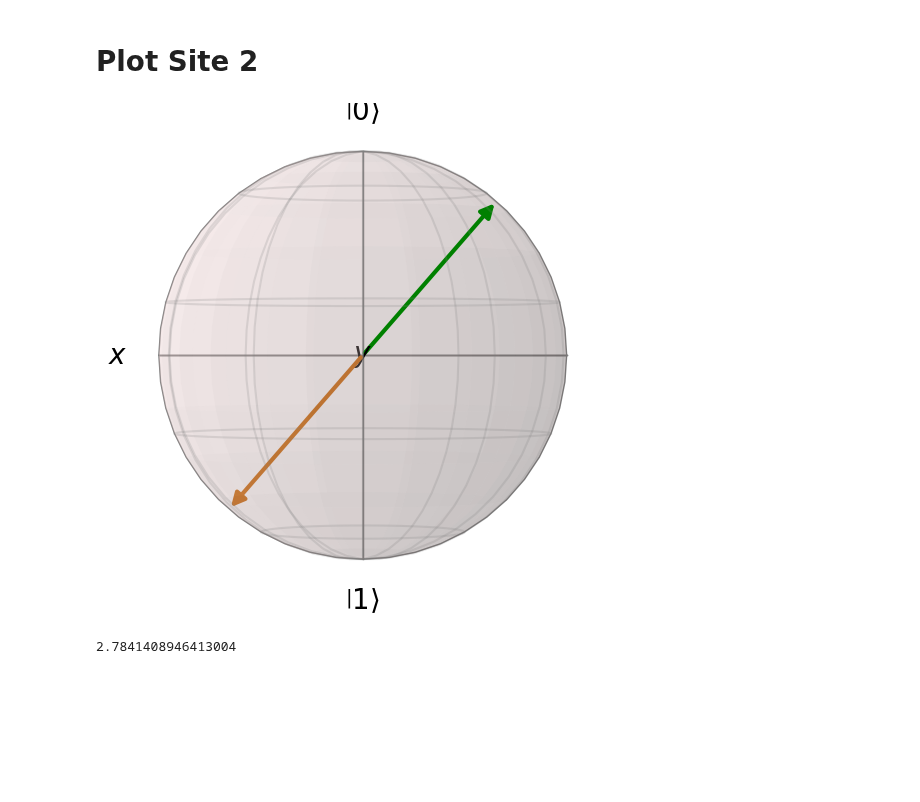
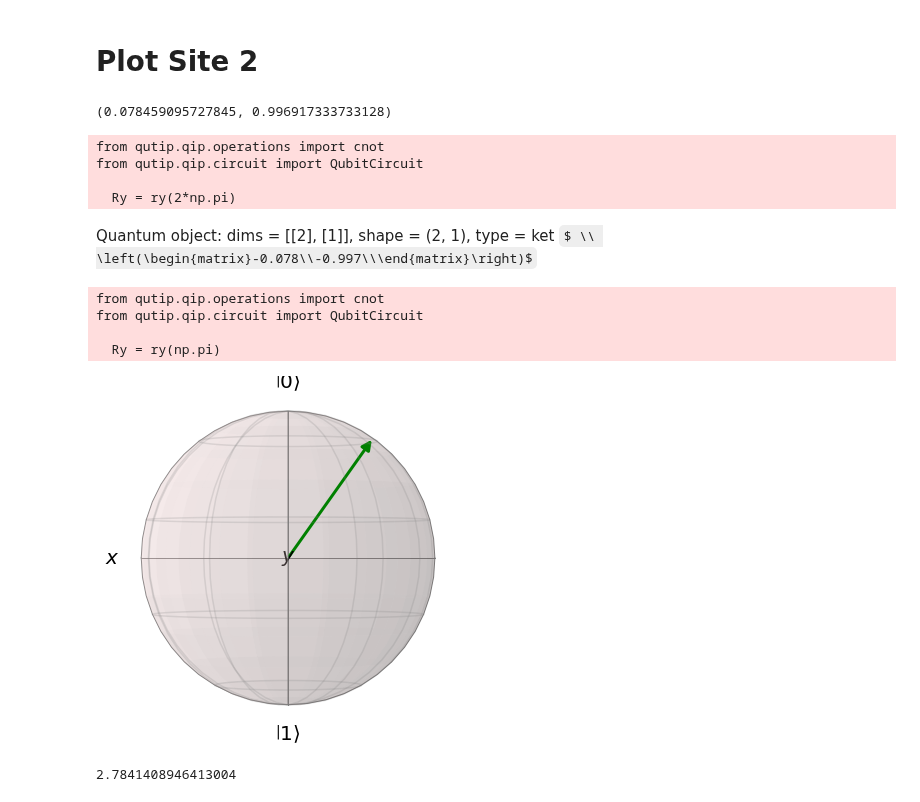
Before and after one commit to jmoo2880/QuantumInspiredML, a Jupyter notebook: average_variation_EE/QutipViz.ipynb, the cells around one changed output. Saved outputs shown, nothing was run; the diff lists cells and outputs as text; code cells hidden in the pictures; some formulas as TeX source; blank space fills up the shorter version.

```diff
--- a/average_variation_EE/QutipViz.ipynb
+++ b/average_variation_EE/QutipViz.ipynb
@@ -36,3 +36,7 @@ v1 = [-0.9367914637324803,
   0.3498882013986141]
 v2 = [0.3498882013986141,
  0.9367914637324803]
+# %%
+np.cos(np.pi/2 * 0.95), np.sin(np.pi/2 * 0.95)
+# %% [output]
+(0.078459095727845, 0.996917333733128)
@@ -39,10 +46,28 @@ v2 = [0.3498882013986141,
+# %%
+Ry = ry(2*np.pi)
+# %% [output]
+from qutip.qip.operations import cnot
+from qutip.qip.circuit import QubitCircuit
+
+  Ry = ry(2*np.pi)
+# %%
+Ry * Qobj([[v1[0]], [v1[1]]])
+# %% [output]
+Quantum object: dims = [[2], [1]], shape = (2, 1), type = ket $ \\ \left(\begin{matrix}-0.078\\-0.997\\\end{matrix}\right)$
+# %%
+v1 = [1, 0]
 # %%
 b = Bloch(view=[0,0], figsize=(5,5))
 b.add_states(plot_vec(v1))
-b.add_states(plot_vec(v2))
+Ry = ry(np.pi)
+#b.add_states(Ry * Qobj([[v1[0]], [v1[1]]]))
 b.show()
 # %% [output]
+from qutip.qip.operations import cnot
+from qutip.qip.circuit import QubitCircuit
+
+  Ry = ry(np.pi)
-[figure, old version]
+[figure, new version]
 # %%
 theta = np.arccos(v1[0])
 # %%
```
Also changed, not shown: parts of 2 cells of this notebook, 6 other files.
